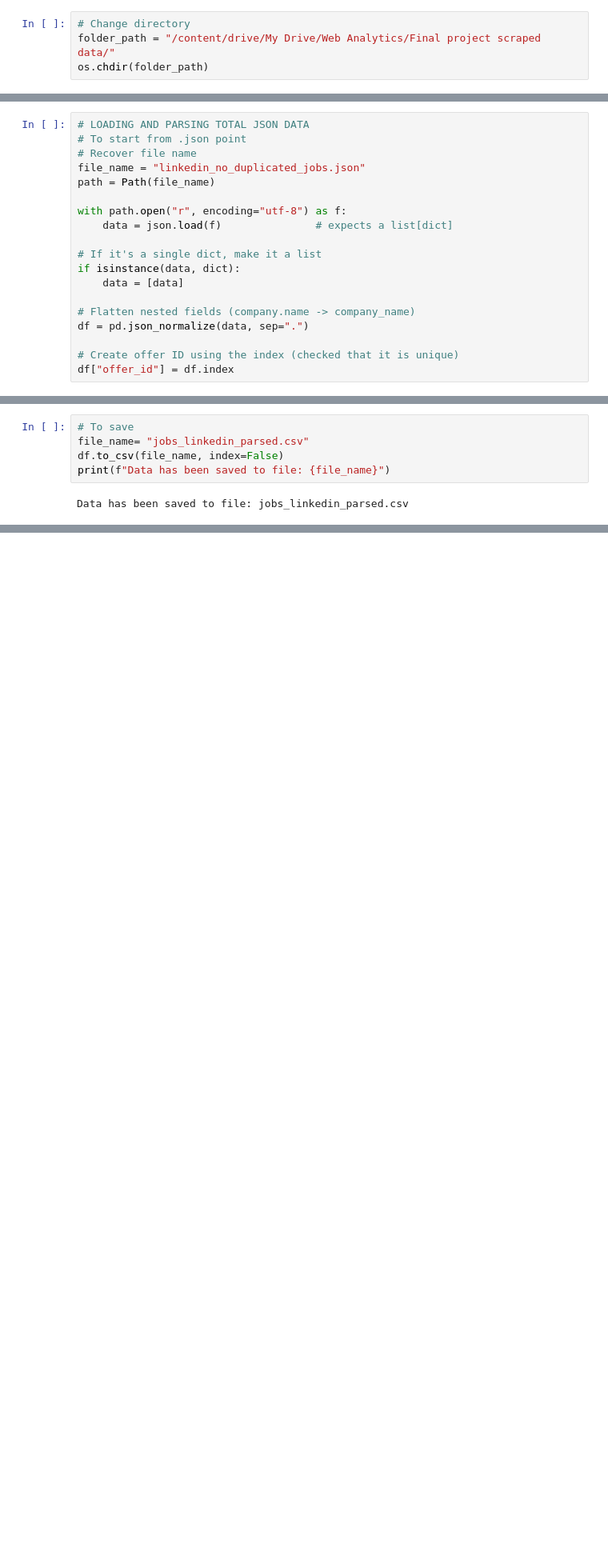
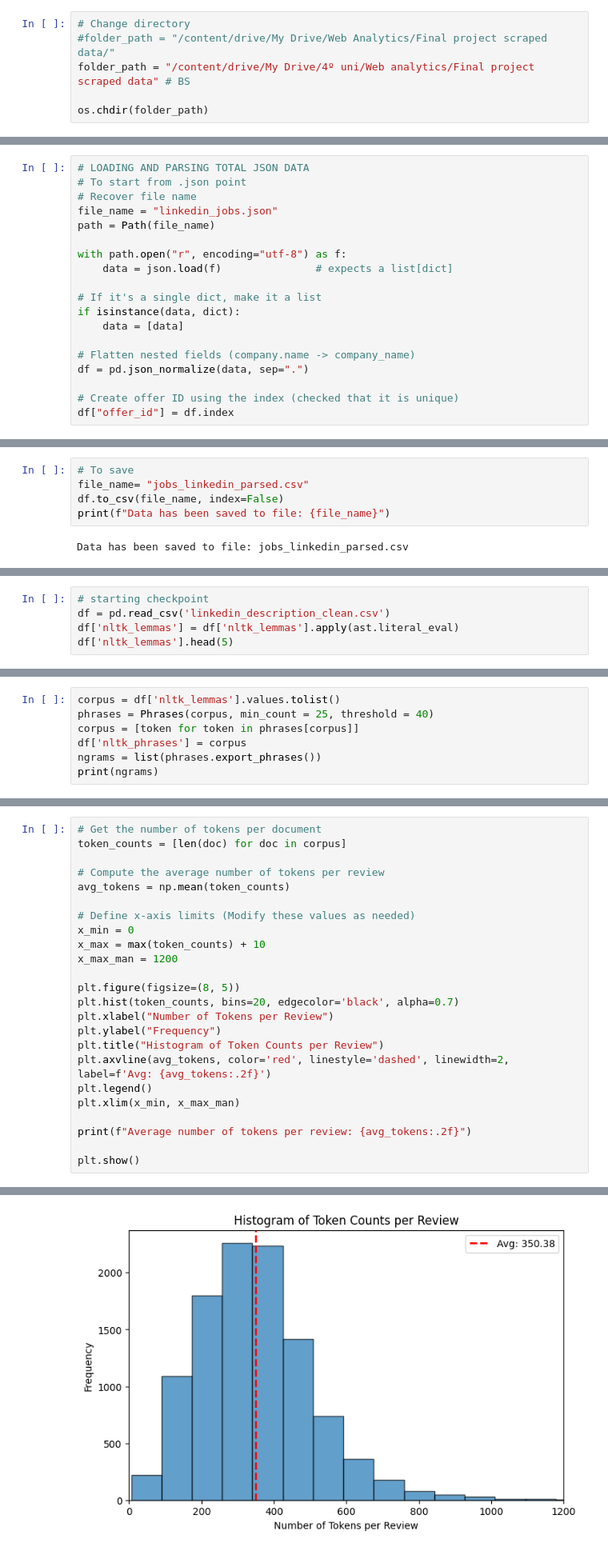
Before and after one commit to enicaking/web-analytics-project-repo, a Jupyter notebook: deduplicate_and_parsing_linkedin_json.ipynb, the cells around one changed output, grey strips where cells are left out. Shown at 80% size. Cells and saved outputs as stored; diff of their text form; blank space fills up the shorter version.

Commit message:
Description vectorizaction

```diff
--- a/deduplicate_and_parsing_linkedin_json.ipynb
+++ b/deduplicate_and_parsing_linkedin_json.ipynb
@@ -7,6 +23,8 @@ Drive already mounted at /content/drive; to attempt to forcibly remount, call dr
 # %%
 # Change directory
-folder_path = "/content/drive/My Drive/Web Analytics/Final project scraped data/"
+#folder_path = "/content/drive/My Drive/Web Analytics/Final project scraped data/"
+folder_path = "/content/drive/My Drive/4º uni/Web analytics/Final project scraped data" # BS
+
 os.chdir(folder_path)
 # %%
 # Check
@@ -73,7 +93,7 @@ with open("linkedin_jobs.json", "w", encoding="utf-8") as f:
 # LOADING AND PARSING TOTAL JSON DATA
 # To start from .json point
 # Recover file name
-file_name = "linkedin_no_duplicated_jobs.json"
+file_name = "linkedin_jobs.json"
 path = Path(file_name)
 
 with path.open("r", encoding="utf-8") as f:
@@ -320,0 +485,5 @@ Number of samples by job_type:
+# %%
+# starting checkpoint
+df = pd.read_csv('linkedin_description_clean.csv')
+df['nltk_lemmas'] = df['nltk_lemmas'].apply(ast.literal_eval)
+df['nltk_lemmas'].head(5)
@@ -320,0 +522,7 @@ Number of samples by job_type:
+# %%
+corpus = df['nltk_lemmas'].values.tolist()
+phrases = Phrases(corpus, min_count = 25, threshold = 40)
+corpus = [token for token in phrases[corpus]]
+df['nltk_phrases'] = corpus
+ngrams = list(phrases.export_phrases())
+print(ngrams)
@@ -320,0 +539,25 @@ Number of samples by job_type:
+# %%
+# Get the number of tokens per document
+token_counts = [len(doc) for doc in corpus]
+
+# Compute the average number of tokens per review
+avg_tokens = np.mean(token_counts)
+
+# Define x-axis limits (Modify these values as needed)
+x_min = 0
+x_max = max(token_counts) + 10
+x_max_man = 1200
+
+plt.figure(figsize=(8, 5))
+plt.hist(token_counts, bins=20, edgecolor='black', alpha=0.7)
+plt.xlabel("Number of Tokens per Review")
+plt.ylabel("Frequency")
+plt.title("Histogram of Token Counts per Review")
+plt.axvline(avg_tokens, color='red', linestyle='dashed', linewidth=2, label=f'Avg: {avg_tokens:.2f}')
+plt.legend()
+plt.xlim(x_min, x_max_man)
+
+print(f"Average number of tokens per review: {avg_tokens:.2f}")
+
+plt.show()
+# %% [output]
@@ -320,0 +565 @@ Number of samples by job_type:
+[figure, added]
```
Also changed, not shown: parts of 52 cells of this notebook.
